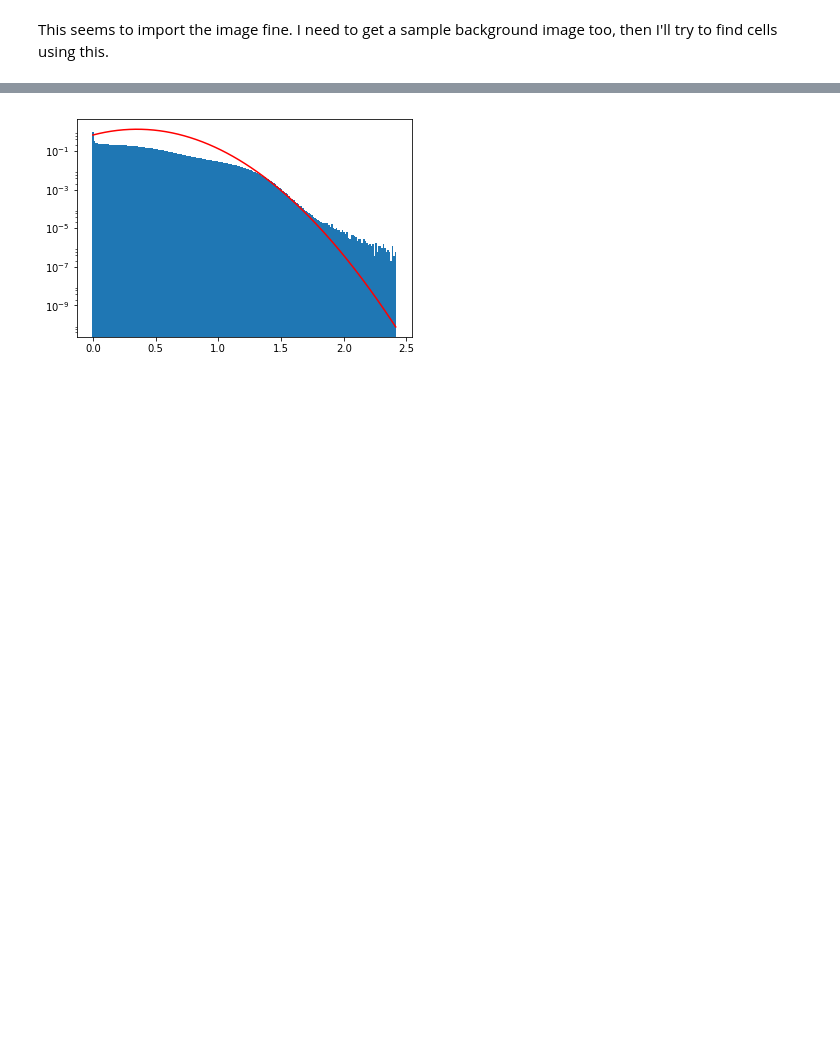
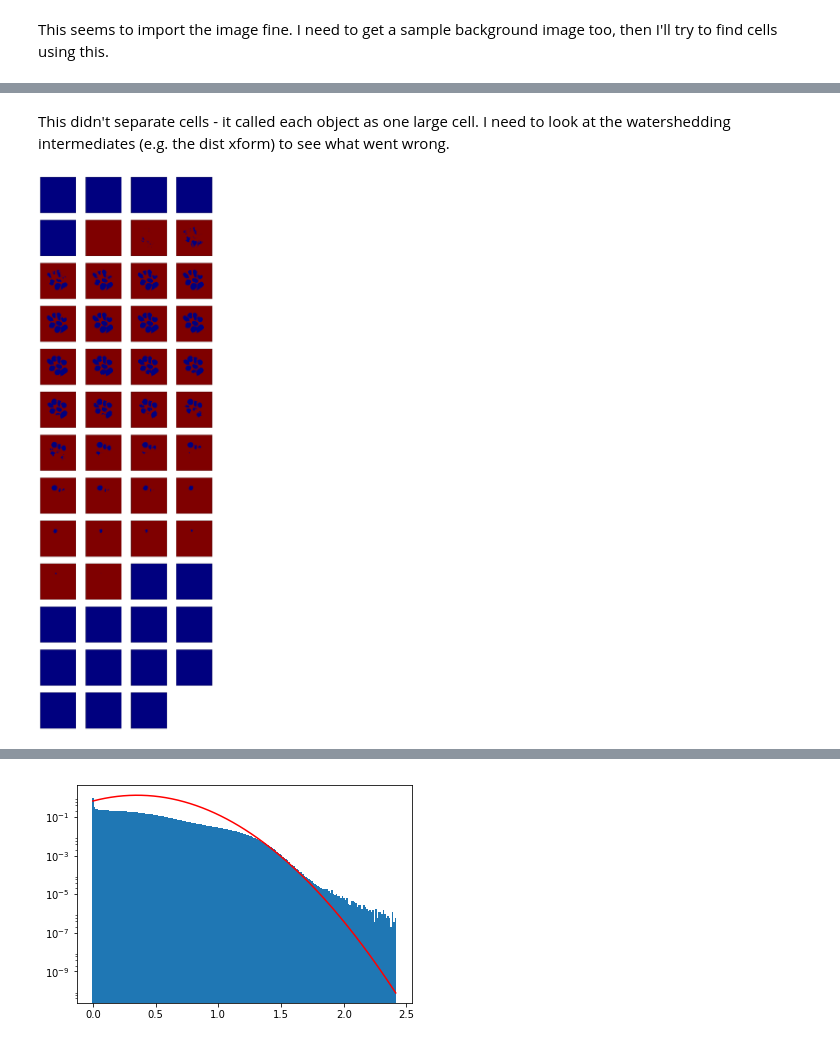
Before and after one commit to deniclab/csth-imaging, a Jupyter notebook: csth_analysis/pipeline_test.ipynb, the cells around one changed output, grey strips where cells are left out. Drawn from its saved outputs; the diff is of its cells as text; code cells hidden in the pictures; blank space fills up the shorter version.

```diff
--- a/csth_analysis/pipeline_test.ipynb
+++ b/csth_analysis/pipeline_test.ipynb
@@ -43,0 +33,2 @@ io.imsave('/Users/nweir/Dropbox/chris_imaging/imaging_test/th_sample_czi/output_
+# %%
+splitter = segment_cells.CellSplitter(test_finder)
@@ -43,0 +55,3 @@ io.imsave('/Users/nweir/Dropbox/chris_imaging/imaging_test/th_sample_czi/output_
+# %%
+for i in range(0,len(splitter.segmented_nuclei)):
+    io.imsave('splitter_output_' + str(i) +'.tif', splitter.segmented_nuclei[i])
@@ -43,0 +127,14 @@ io.imsave('/Users/nweir/Dropbox/chris_imaging/imaging_test/th_sample_czi/output_
+# %%
+for i in range(0, len(splitter.segmented_cells)):
+    io.imsave('segmented_cells_' + str(i) + '.tif', splitter.segmented_cells[i])
+# %% [markdown]
+This didn't separate cells - it called each object as one large cell. I need to look at the watershedding intermediates (e.g. the dist xform) to see what went wrong.
+# %%
+nuclei_masks = splitter.segmented_nuclei
+for i in range (0, len(nuclei_masks)):
+    nuclei_masks[i][nuclei_masks[i]>0] = 1
+    nuclei_masks[i]=np.invert(nuclei_masks[i].astype('bool'))
+# %%
+PexSegment.PexSegmentObj.plot_stack(nuclei_masks[0])
+# %% [output]
+[figure, added]
```
Also changed, not shown: parts of 41 cells of this notebook, 9 other files.
